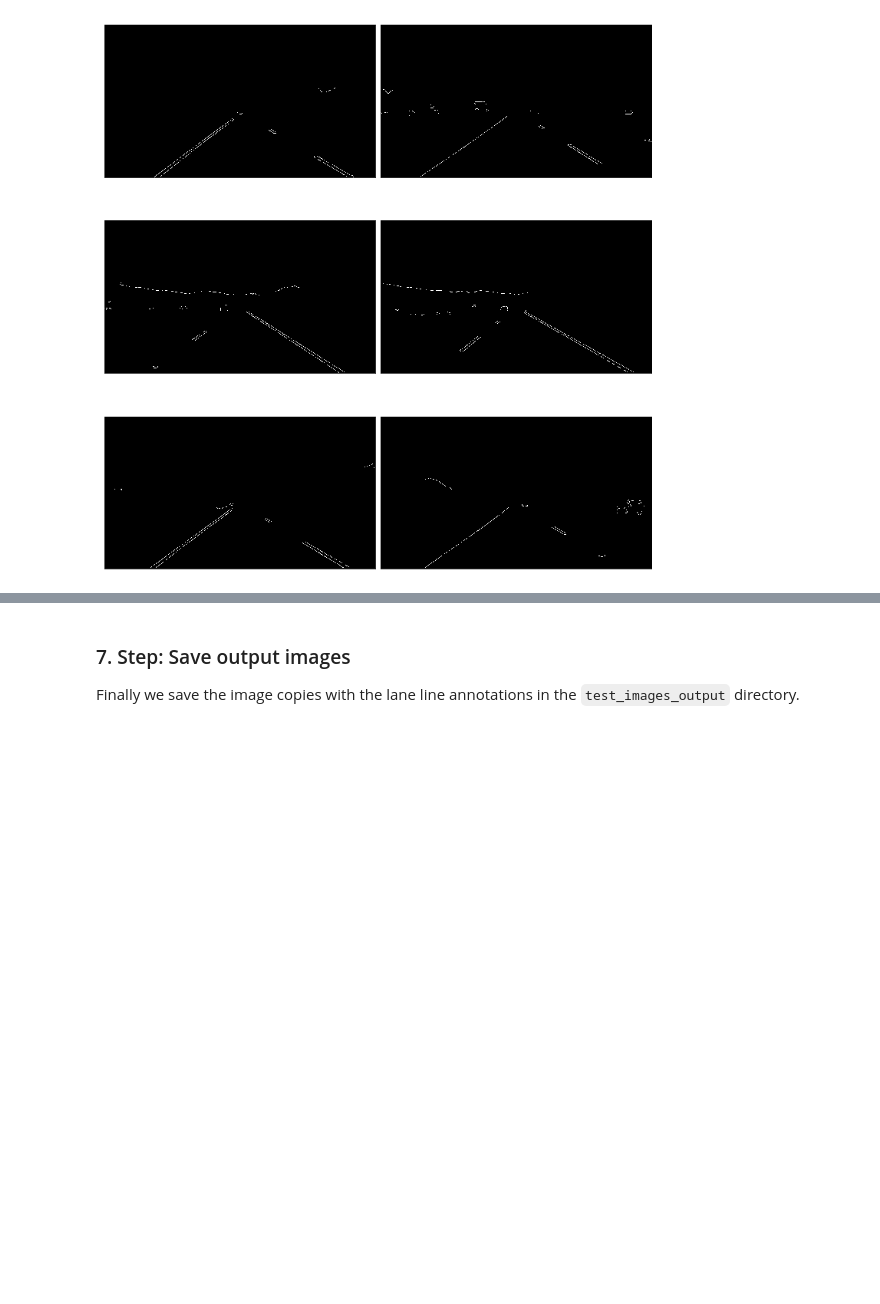
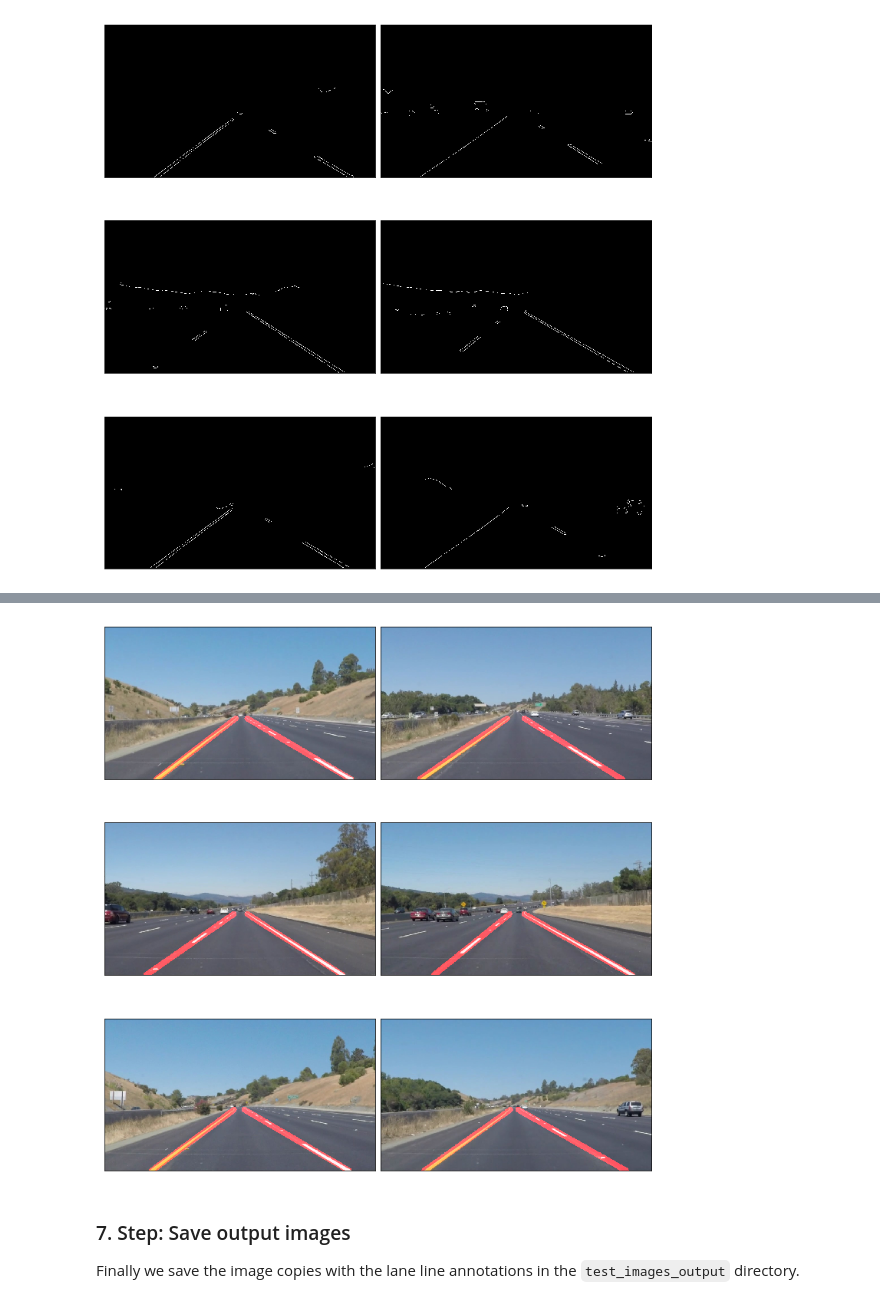
Before and after one commit to aboerzel/CarND-LaneLines-P1, a Jupyter notebook: P1.ipynb, the cells around one changed output, grey strips where cells are left out. Drawn from its saved outputs; the diff is of its cells as text; code cells hidden in the pictures; blank space fills up the shorter version.

```diff
--- a/P1.ipynb
+++ b/P1.ipynb
@@ -263,3 +212,54 @@ show_images(lane_images)
+# %%
+def extrapolate_line(y1, y2, line):
+    """
+    Convert a line represented in slope and intercept into pixel points
+    """
+    if line is None:
+        return None
+
+    slope, intercept = line
+
+    # make sure everything is integer as cv2.line requires it
+    x1 = int((y1 - intercept)/slope)
+    x2 = int((y2 - intercept)/slope)
+    y1 = int(y1)
+    y2 = int(y2)
+
+    return ((x1, y1), (x2, y2))
+# %%
+def lane_lines(image, lines):
+    left_lane, right_lane = average_lines(lines)
+
+    bottom = image.shape[0]  # bottom of the image
+    top = bottom*0.6         # top of roi
+
+    # extrapolate lines from bottom to top
+    left_line  = extrapolate_line(bottom, top, left_lane)
+    right_line = extrapolate_line(bottom, top, right_lane)
+
+    return left_line, right_line
+
+
+def draw_lane_lines(image, lines, color=[255, 0, 0], thickness=20):
+    # create image with lane lines, must have the same shape than the original image
+    line_image = np.zeros_like(image)
+    for line in lines:
+        if line is not None:
+            cv2.line(line_image, *line,  color, thickness)
+    # combine the lane lines image with the orignal image
+    return cv2.addWeighted(image, 1.0, line_image, 0.95, 0.0)
+
+
+lane_images = []
+for image, lines in zip(test_images, list_of_lines):
+    lane_images.append(draw_lane_lines(image, lane_lines(image, lines)))
+
+show_images(lane_images)
+
+# save first image for documenation
+save_image(lane_images[0], "lane_lines.jpg", cv2.COLOR_RGB2BGR)
+# %% [output]
+[figure, added]
 # %% [markdown]
 ### 7. Step: Save output images
 Finally we save the image copies with the lane line annotations in the `test_images_output` directory.
```
Also changed, not shown: parts of 18 cells of this notebook, 15 other files.
